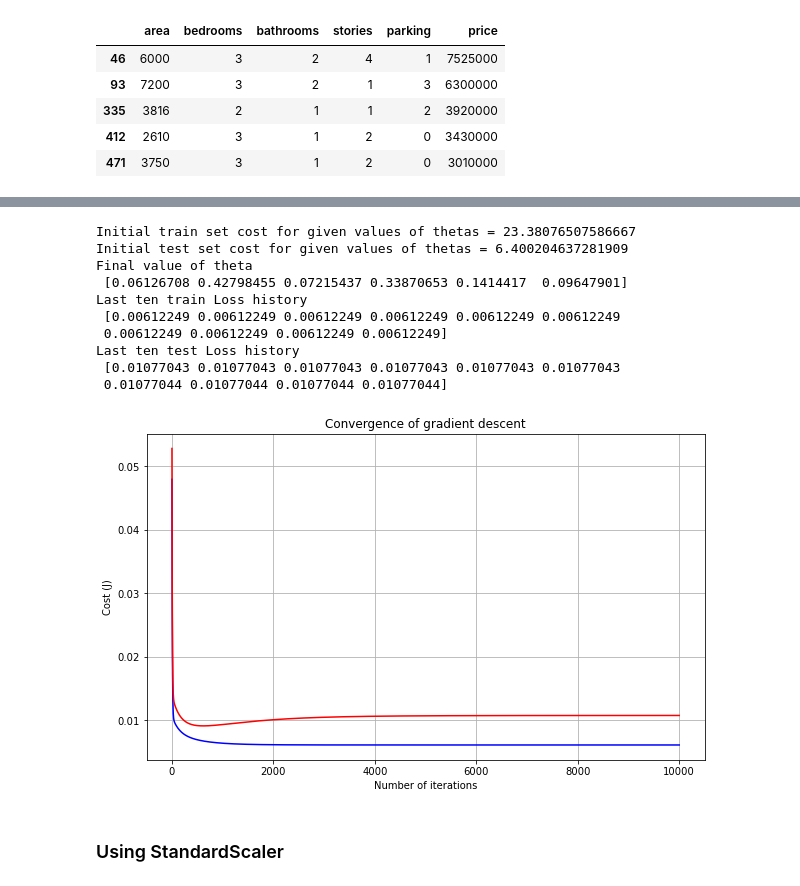
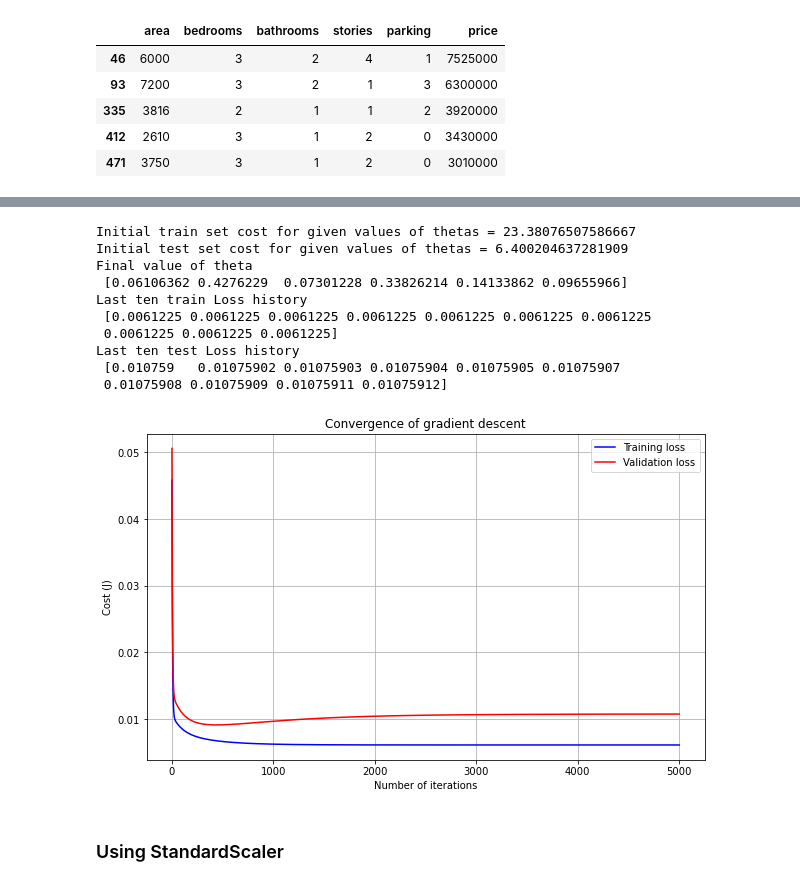
Before and after one commit to claudeshyaka/ml, a Jupyter notebook: P1HousePricePrediction.ipynb, the cells around one changed output, grey strips where cells are left out. Cells and saved outputs as stored; diff of their text form; code cells hidden in the pictures.

```diff
--- a/P1HousePricePrediction.ipynb
+++ b/P1HousePricePrediction.ipynb
@@ -358,8 +368,8 @@ y_test = y_norm_test.values
 X_test = X_norm_test.values
 # %%
 # initialize alpha and number of iterations
-alpha = 0.05
-iterations = 10000
+alpha = 0.07
+iterations = 5000
 # %%
 # Evaluate loss for on training set
 train_loss_history, test_loss_history = RunLinearRegression2(X_train, y_train, X_test, y_test, alpha, iterations)
@@ -367,25 +377,26 @@ train_loss_history, test_loss_history = RunLinearRegression2(X_train, y_train, X
 Initial train set cost for given values of thetas = 23.38076507586667
 Initial test set cost for given values of thetas = 6.400204637281909
 Final value of theta
- [0.06126708 0.42798455 0.07215437 0.33870653 0.1414417  0.09647901]
+ [0.06106362 0.4276229  0.07301228 0.33826214 0.14133862 0.09655966]
 Last ten train Loss history
- [0.00612249 0.00612249 0.00612249 0.00612249 0.00612249 0.00612249
- 0.00612249 0.00612249 0.00612249 0.00612249]
+ [0.0061225 0.0061225 0.0061225 0.0061225 0.0061225 0.0061225 0.0061225
+ 0.0061225 0.0061225 0.0061225]
 Last ten test Loss history
- [0.01077043 0.01077043 0.01077043 0.01077043 0.01077043 0.01077043
- 0.01077044 0.01077044 0.01077044 0.01077044]
+ [0.010759   0.01075902 0.01075903 0.01075904 0.01075905 0.01075907
+ 0.01075908 0.01075909 0.01075911 0.01075912]
 # %%
 # plot the loss history
-plt.plot(range(1, iterations+1), train_loss_history, color='blue')
-plt.plot(range(1, iterations+1), test_loss_history, color='red')
+plt.plot(range(1, iterations+1), train_loss_history, color='blue', label='Training loss')
+plt.plot(range(1, iterations+1), test_loss_history, color='red', label='Validation loss')
 plt.rcParams["figure.figsize"] = (10,6)
 plt.grid()
 plt.xlabel('Number of iterations')
 plt.ylabel('Cost (J)')
 plt.title('Convergence of gradient descent')
+plt.legend()
 plt.show()
 # %% [output]
-[figure, old version]
+[figure, new version]
 # %% [markdown]
 ### Using StandardScaler
 # %%
```
Also changed, not shown: parts of 31 cells of this notebook, 2 other files.
